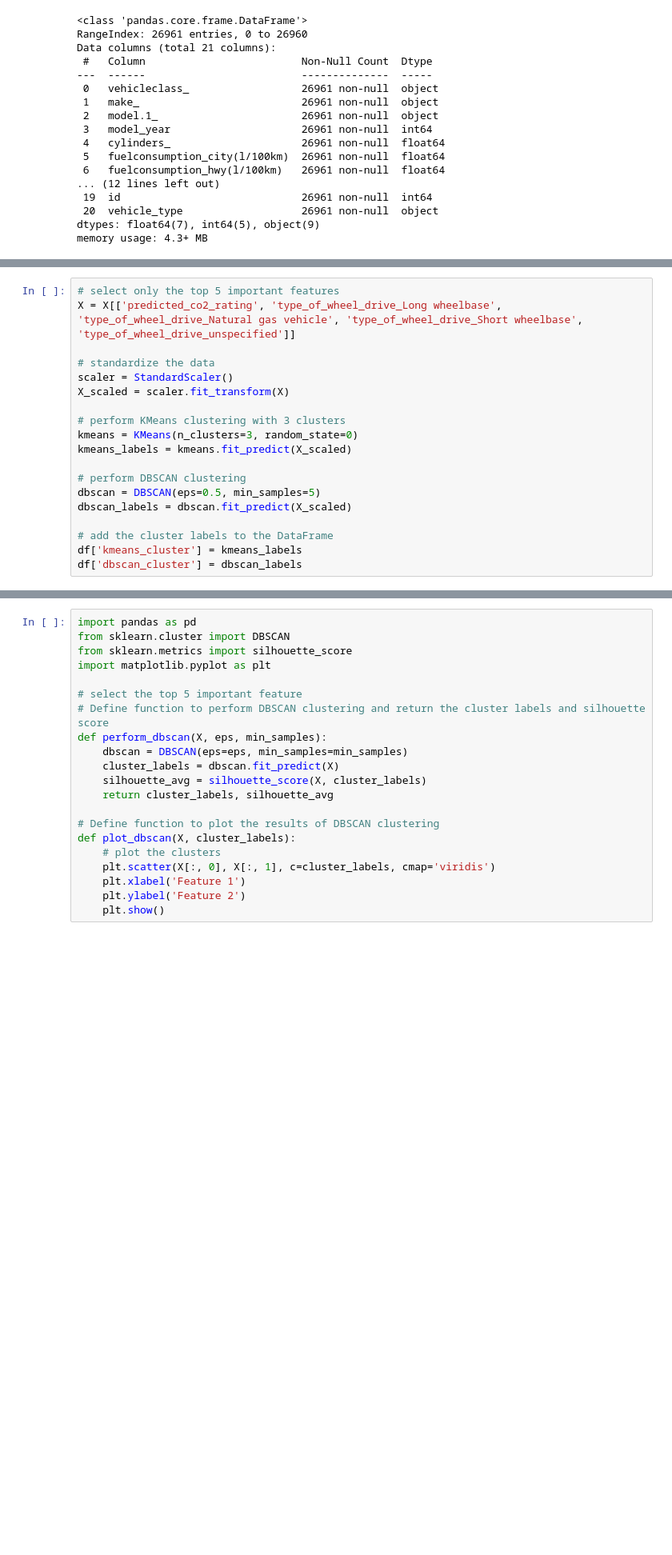
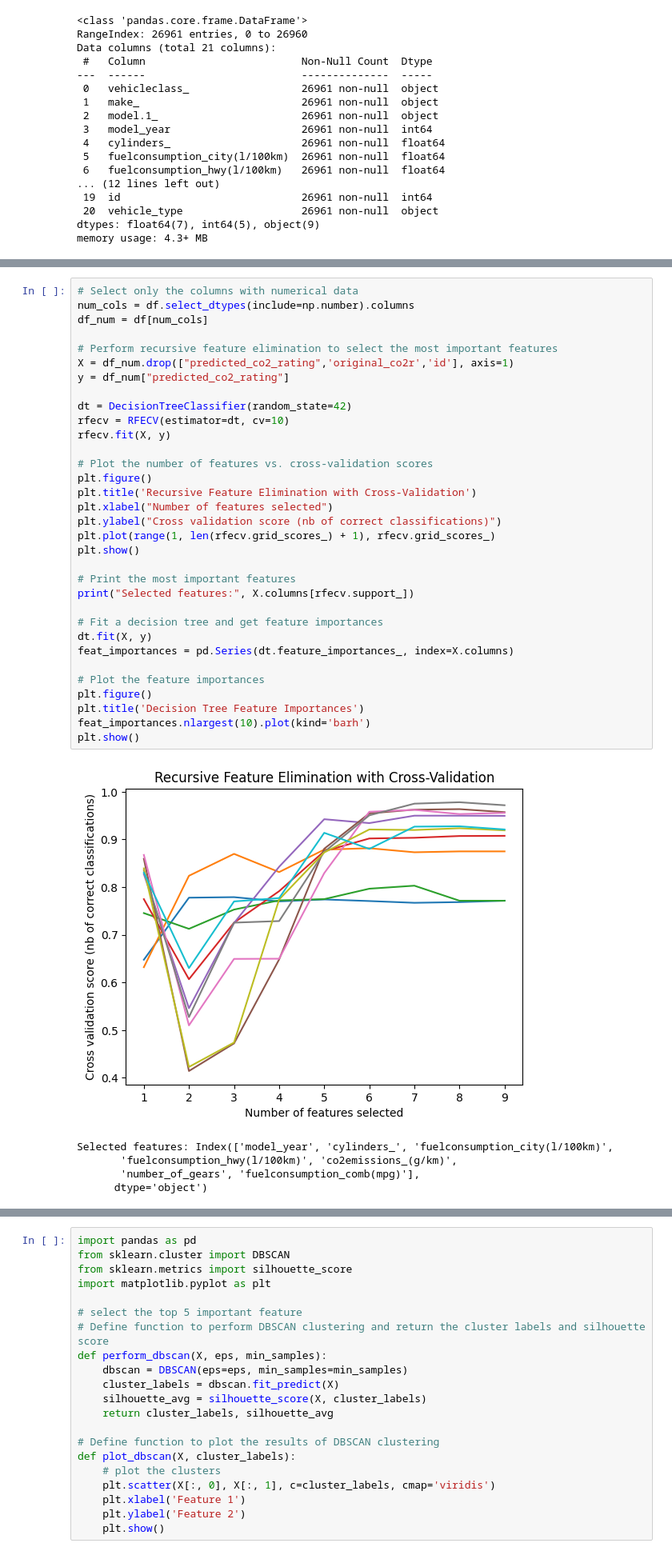
Before and after one commit to lfunderburk/machine-learning-capstone, a Jupyter notebook: notebooks/unsupervised-learning.ipynb, the cells around one changed output, grey strips where cells are left out. Shown: that part at 80% size. Saved outputs shown, nothing was run; the diff lists cells and outputs as text; blank space fills up the shorter version.

```diff
--- a/notebooks/unsupervised-learning.ipynb
+++ b/notebooks/unsupervised-learning.ipynb
@@ -104,19 +79,39 @@ Top 5 important features: ['predicted_co2_rating', 'type_of_wheel_drive_Long whe
-# %%
-# select only the top 5 important features
-X = X[['predicted_co2_rating', 'type_of_wheel_drive_Long wheelbase', 'type_of_wheel_drive_Natural gas vehicle', 'type_of_wheel_drive_Short wheelbase', 'type_of_wheel_drive_unspecified']]
-
-# standardize the data
-scaler = StandardScaler()
-X_scaled = scaler.fit_transform(X)
-
-# perform KMeans clustering with 3 clusters
-kmeans = KMeans(n_clusters=3, random_state=0)
-kmeans_labels = kmeans.fit_predict(X_scaled)
-
-# perform DBSCAN clustering
-dbscan = DBSCAN(eps=0.5, min_samples=5)
-dbscan_labels = dbscan.fit_predict(X_scaled)
-
-# add the cluster labels to the DataFrame
-df['kmeans_cluster'] = kmeans_labels
-df['dbscan_cluster'] = dbscan_labels
+# %%
+# Select only the columns with numerical data
+num_cols = df.select_dtypes(include=np.number).columns
+df_num = df[num_cols]
+
+# Perform recursive feature elimination to select the most important features
+X = df_num.drop(["predicted_co2_rating",'original_co2r','id'], axis=1)
+y = df_num["predicted_co2_rating"]
+
+dt = DecisionTreeClassifier(random_state=42)
+rfecv = RFECV(estimator=dt, cv=10)
+rfecv.fit(X, y)
+
+# Plot the number of features vs. cross-validation scores
+plt.figure()
+plt.title('Recursive Feature Elimination with Cross-Validation')
+plt.xlabel("Number of features selected")
+plt.ylabel("Cross validation score (nb of correct classifications)")
+plt.plot(range(1, len(rfecv.grid_scores_) + 1), rfecv.grid_scores_)
+plt.show()
+
+# Print the most important features
+print("Selected features:", X.columns[rfecv.support_])
+
+# Fit a decision tree and get feature importances
+dt.fit(X, y)
+feat_importances = pd.Series(dt.feature_importances_, index=X.columns)
+
+# Plot the feature importances
+plt.figure()
+plt.title('Decision Tree Feature Importances')
+feat_importances.nlargest(10).plot(kind='barh')
+plt.show()
+# %% [output]
+[figure, added]
+Selected features: Index(['model_year', 'cylinders_', 'fuelconsumption_city(l/100km)',
+       'fuelconsumption_hwy(l/100km)', 'co2emissions_(g/km)',
+       'number_of_gears', 'fuelconsumption_comb(mpg)'],
+      dtype='object')
```
Also changed, not shown: parts of 9 cells of this notebook.
